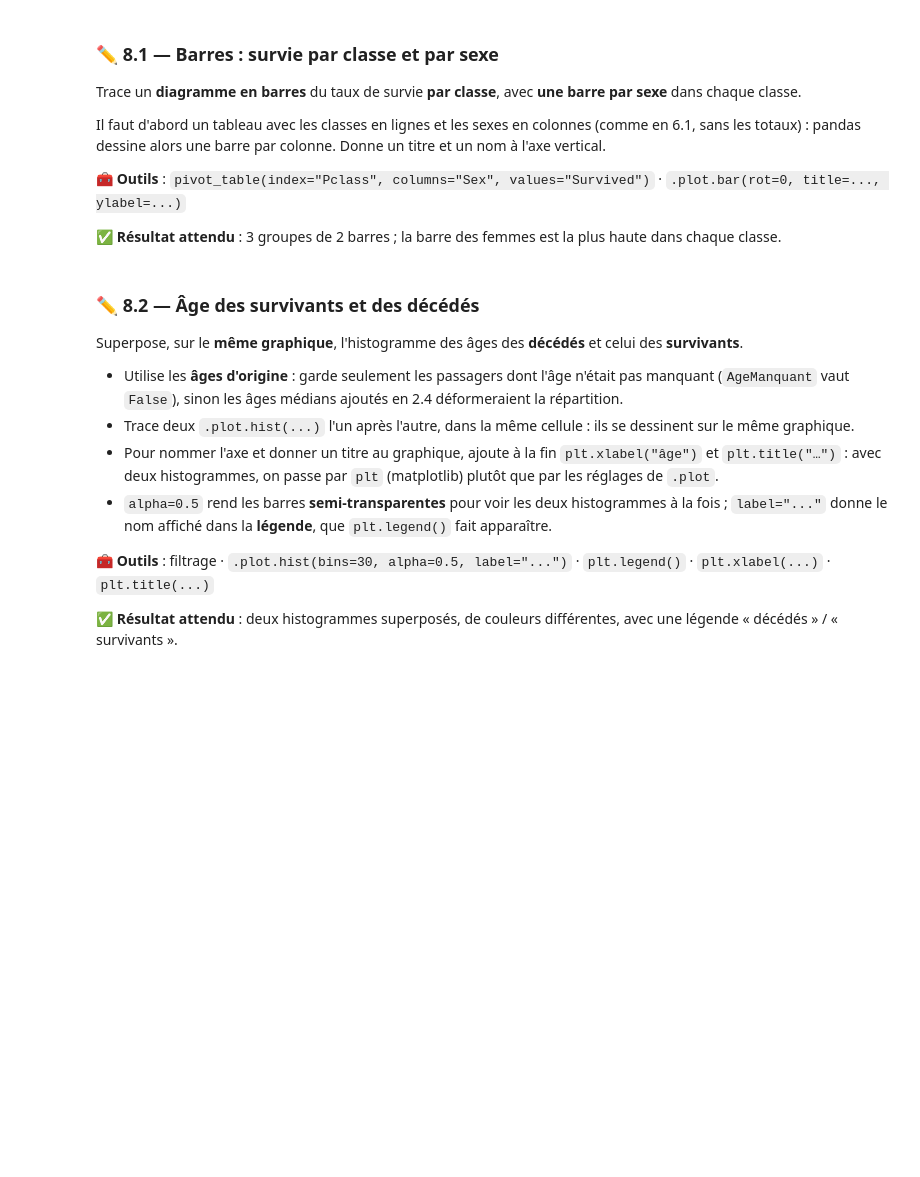
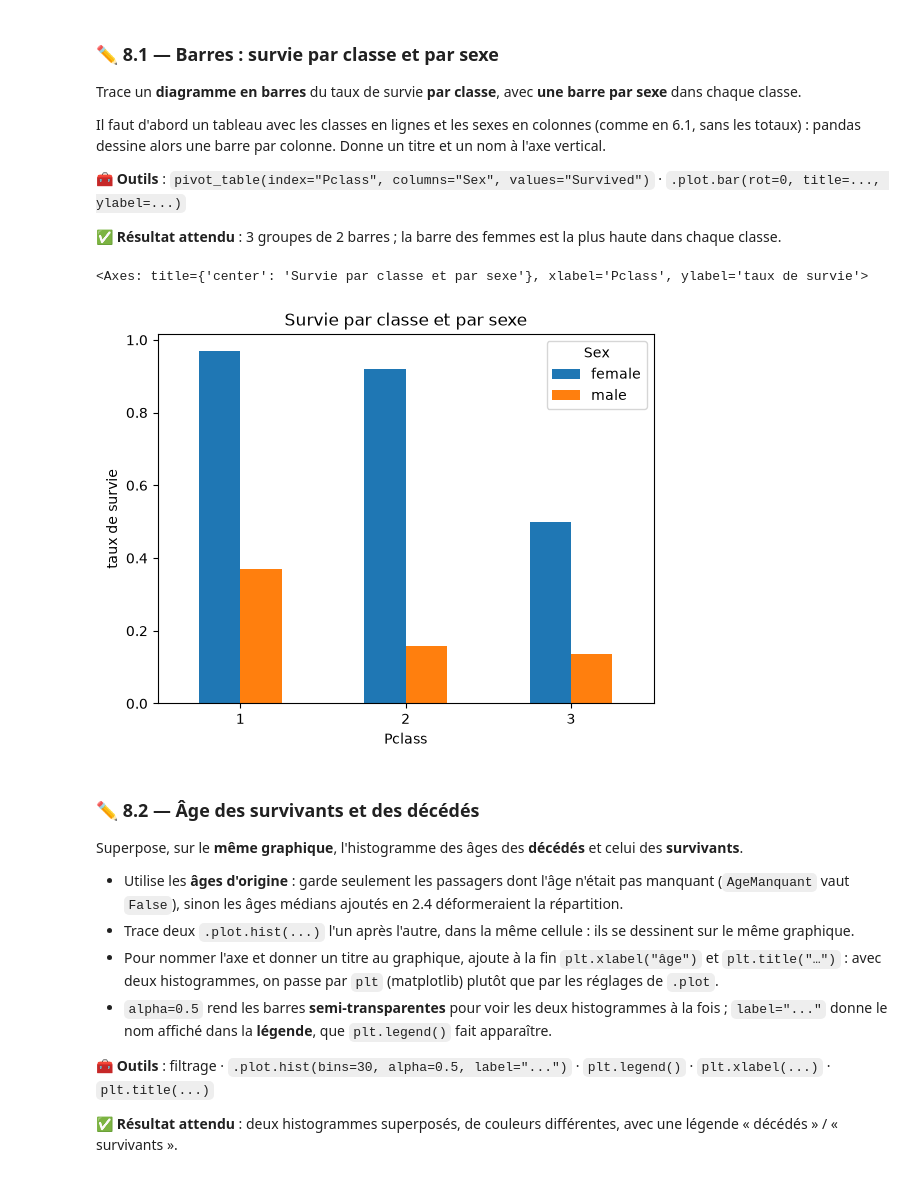
Before and after one commit to diaadk/Brief_fleur, a Jupyter notebook: 2_adapter_pandas_titanic.ipynb, the cells around one changed output. Cells and saved outputs as stored; diff of their text form; code cells hidden in the pictures; blank space fills up the shorter version.

Commit message:
Titanic

```diff
--- a/2_adapter_pandas_titanic.ipynb
+++ b/2_adapter_pandas_titanic.ipynb
@@ -311,0 +428,9 @@ Crée une colonne `Title` qui contient le titre de chaque passager (Mr, Mrs, Mis
+# %%
+# Écris ton code ici
+titanic["Title"] = titanic["Name"].str.extract(r",\s*([^.]+)\.", expand=False)
+print(titanic["Title"].value_counts())
+titanic["Title"]=titanic["Title"].replace({"Mlle": "Miss", "Ms" : "Miss", "Mme" : "Mrs" })
+comptes = titanic["Title"].value_counts()
+print(comptes[comptes >=10].index)
+titanic["Title"] = titanic["Title"].where(titanic["Title"].isin(comptes[comptes >=10].index), "Rare")
+print(titanic["Title"].value_counts())
@@ -331,0 +473,4 @@ Crée `AgeGroup` en découpant l'âge en 5 tranches, puis affiche le nombre de p
+# %%
+# Écris ton code ici
+titanic["AgeGroup"] = pd.cut(titanic["Age"], bins=[0, 12, 18, 30, 50, 80 ], labels=["enfant", "ado", "jeune adulte", "adulte", "senior"])
+titanic["AgeGroup"].value_counts().sort_index()
@@ -344,0 +496,5 @@ En 3.3, tu as vu que le prix `Fare` est celui du **billet groupé** : plusieurs
+# %%
+# Écris ton code ici
+titanic["TicketGroupSize"] = titanic.groupby("Ticket")["Ticket"].transform("size")
+titanic["FarePerPerson"] = (titanic["Fare"]) / (titanic["TicketGroupSize"])
+titanic.groupby("Pclass")[["Fare", "FarePerPerson"]].median()
@@ -445,0 +670,5 @@ Ajoute à chaque passager la **ville** et le **pays** d'embarquement, en joignan
+# %%
+# Écris ton code ici
+titanic = titanic.merge(ports, left_on="Embarked", right_on="code", how="left").drop(columns="code")
+titanic.groupby("pays").agg(passagers=("PassengerId", "count"),
+                            survie=("Survived", "mean"))
@@ -474,3 +714,9 @@ Il faut d'abord un tableau avec les classes en lignes et les sexes en colonnes (
+# %%
+# Écris ton code ici
+titanic.pivot_table(index="Pclass", columns="Sex", values="Survived").plot.bar(rot=0, title="Survie par classe et par sexe", ylabel="taux de survie")
+# %% [output]
+<Axes: title={'center': 'Survie par classe et par sexe'}, xlabel='Pclass', ylabel='taux de survie'>
+[figure, added]
 # %% [markdown]
 ### ✏️ 8.2 — Âge des survivants et des décédés
 
```
Also changed, not shown: parts of 61 cells of this notebook, 2 other files.
